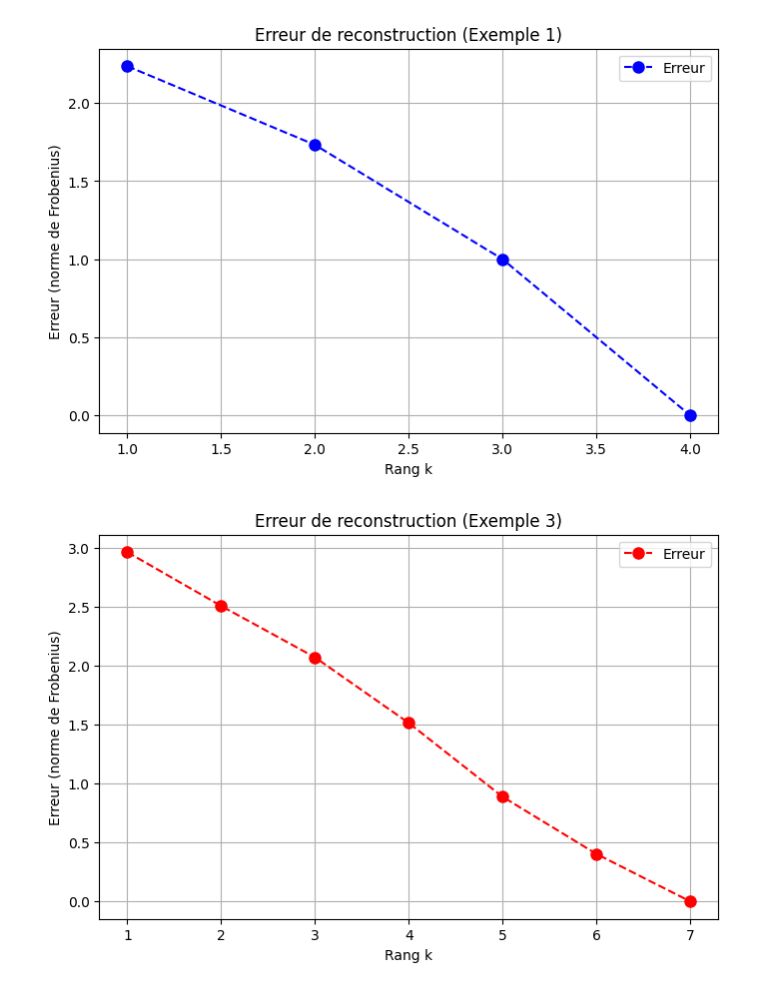
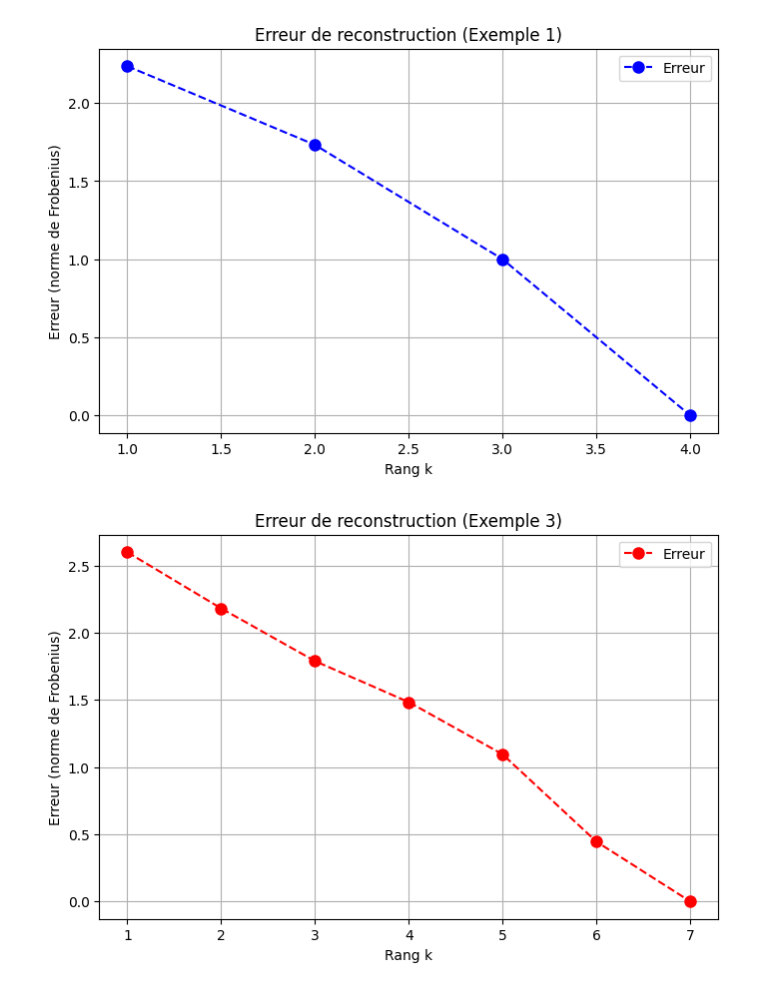
Before and after one commit to OmarChokri/RCA-et-Visu-Termes-Docs-Biblio, a Jupyter notebook: projet.ipynb, the cells around one changed output. Drawn from its saved outputs; the diff is of its cells as text; code cells hidden in the pictures.

```diff
--- a/projet.ipynb
+++ b/projet.ipynb
@@ -10,6 +10,8 @@ def display_matrix(matrix, title="Matrice"):
         for j in range(matrix.shape[1]):
             print(int(matrix[i][j]), end=" ")
         print()
+
+
 
 # ==============================================
 # Partie 1: Implémentation des méthodes de calcul
@@ -26,6 +28,17 @@ def compute_score_simple(D, q):
         score = dot_product / (norm_q * norm_d_j) if (norm_d_j != 0 and norm_q != 0) else 0
         scores.append(score)
     return scores
+def compute_score_simple(D, q):
+    scores = []
+    for j in range(D.shape[1]):  # Chaque colonne = un document
+        d_j = D[:, j]
+        dot_product = np.dot(q, d_j)
+        norm_q = np.linalg.norm(q)
+        norm_d_j = np.linalg.norm(d_j)
+        score = dot_product / (norm_q * norm_d_j) if (norm_d_j != 0 and norm_q != 0) else 0
+        scores.append(score)
+    return scores
+
 
 def compute_score_svd(D, q, k):
     """1b: Score avec SVD directe"""
@@ -128,6 +141,12 @@ def example1():
             if term in words:
                 D[i, j] = 1
 
+    '''U, S, VT = np.linalg.svd(D)
+
+    # S contient les valeurs singulières
+    print("Valeurs singulières :", S)
+    print("Nombre de valeurs singulières non nulles :", np.sum(S > 1e-10))'''
+
     # Affichage de la matrice
     display_matrix(D, "Matrice Exemple 1")
 
@@ -137,7 +156,6 @@ def example1():
         if term in terms:
             idx = terms.index(term)
             q1[idx] = 1
-
     # Calcul des scores pour différents k
     k_values = [1, 2, 3, 4]
     methods = {
@@ -176,21 +194,40 @@ def example3():
     """Exemple 3: Documents d'économie et géologie"""
     terms = ["Bassin", "Chômage", "Croissance", "Dépression", "Fissure", "Redondance", "Système"]
     documents = [
-        "Croissance (économie)", "Inflation (économie)", "Commerce (économie)",
-        "Emploi (économie)", "Implosion (économie)", "Géologie (géologie)",
-        "Volcan (géologie)", "Dépression (géologie + économie)",
-        "Stratum (géologie)", "Gisement (géologie)"
+        "Croissance, PIB, Investissement",
+        "Inflation, Monnaie, Dépression",
+        "Commerce, Exportation, Croissance",
+        "Emploi, Chômage, Salaires",
+        "Impôts, Fiscalité, Revenu",
+        "Géologie, Faille, Tremblement",
+        "Volcan, Sésme, Plaque tectonique",
+        "Dépression, Bassin, Érosion",
+        "Stratigraphie, Couches, Roche",
+        "Gisement, Forage, Bassin"
     ]
 
     # Construction de la matrice D
     D = np.zeros((len(terms), len(documents)), dtype=int)
-    D[0, [5, 7, 9]] = 1  # Bassin
-    D[1, [3, 7]] = 1     # Chômage
-    D[2, [0, 2]] = 1     # Croissance
-    D[3, [4, 7]] = 1     # Dépression
-    D[4, [6, 8]] = 1     # Fissure
-    D[5, [1, 3]] = 1     # Redondance
-    D[6, 7] = 1          # Système
+     # Bassin apparaît dans Doc8 (index 7) et Doc10 (index 9)
+    D[0, [7, 9]] = 1
+
+    # Chômage apparaît dans Doc4 (index 3)
+    D[1, 3] = 1
+
+    # Croissance apparaît dans Doc1 (index 0) et Doc3 (index 2)
+    D[2, [0, 2]] = 1
+
+    # Dépression apparaît dans Doc2 (index 1) et Doc8 (index 7)
+    D[3, [1, 7]] = 1
+
+    # Fiscalité apparaît dans Doc5 (index 4)
+    D[4, 4] = 1
+
+    # Sésme apparaît dans Doc7 (index 6)
+    D[5, 6] = 1
+
+    # Gisement apparaît dans Doc10 (index 9)
+    D[6, 9] = 1
 
     # Affichage de la matrice
     display_matrix(D, "Matrice Exemple 3")
@@ -306,2 +343,2 @@ Documents avec score > 0.5: [('Doc2', 0.71), ('Doc6', 0.71), ('Doc10', 0.71)]
 [figure]
-[figure, old version]
+[figure, new version]
```
Also changed, not shown: parts of 2 cells of this notebook, 1 other file.
